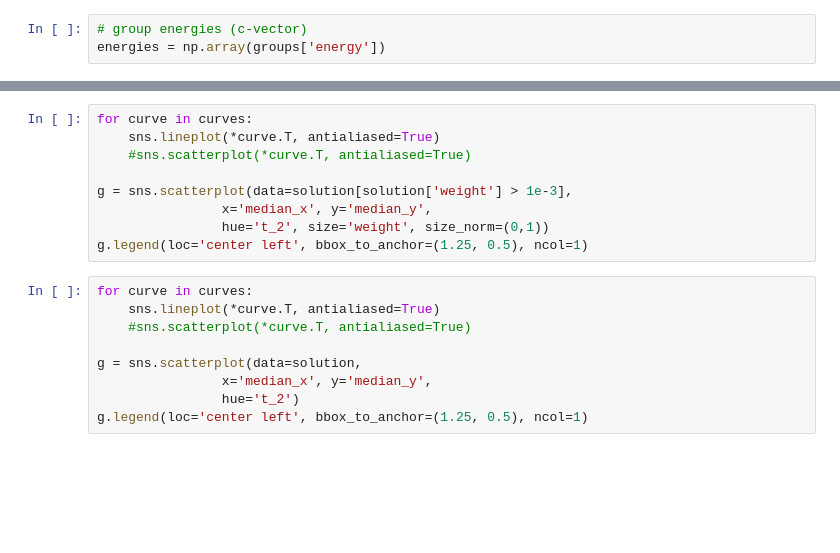
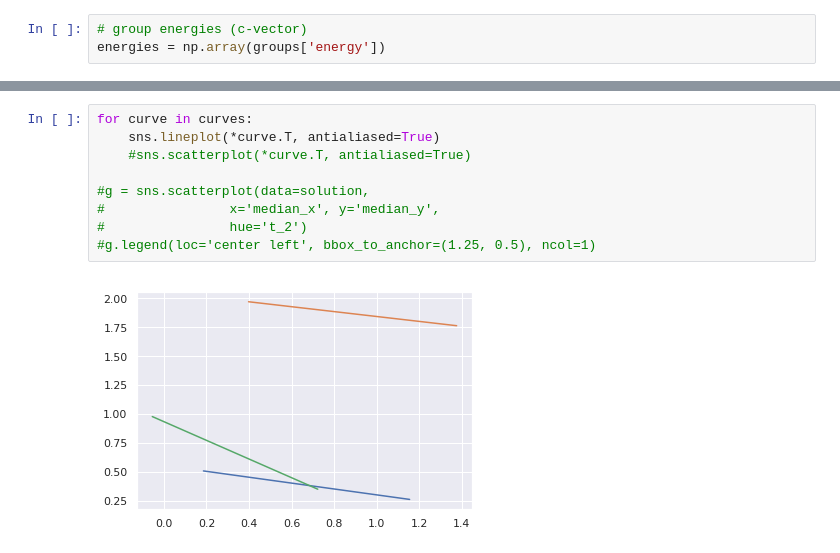
Before and after one commit to hchapman/transport-plans-exploration, a Jupyter notebook: intervals.ipynb, the cells around one changed output, grey strips where cells are left out. Drawn from its saved outputs; the diff is of its cells as text; blank space fills up the shorter version.

```diff
--- a/intervals.ipynb
+++ b/intervals.ipynb
@@ -375,21 +418,14 @@ solution[solution['weight'] > 0.001].sort_values('t_2')
 # %%
 for curve in curves:
     sns.lineplot(*curve.T, antialiased=True)
     #sns.scatterplot(*curve.T, antialiased=True)
 
-g = sns.scatterplot(data=solution[solution['weight'] > 1e-3],
-                x='median_x', y='median_y',
-                hue='t_2', size='weight', size_norm=(0,1))
-g.legend(loc='center left', bbox_to_anchor=(1.25, 0.5), ncol=1)
+#g = sns.scatterplot(data=solution,
+#                x='median_x', y='median_y',
+#                hue='t_2')
+#g.legend(loc='center left', bbox_to_anchor=(1.25, 0.5), ncol=1)
+# %% [output]
+[figure, added]
-# %%
-for curve in curves:
-    sns.lineplot(*curve.T, antialiased=True)
-    #sns.scatterplot(*curve.T, antialiased=True)
-
-g = sns.scatterplot(data=solution,
-                x='median_x', y='median_y',
-                hue='t_2')
-g.legend(loc='center left', bbox_to_anchor=(1.25, 0.5), ncol=1)
 # %%
 import itertools
 
```
Also changed, not shown: parts of 15 cells of this notebook.
